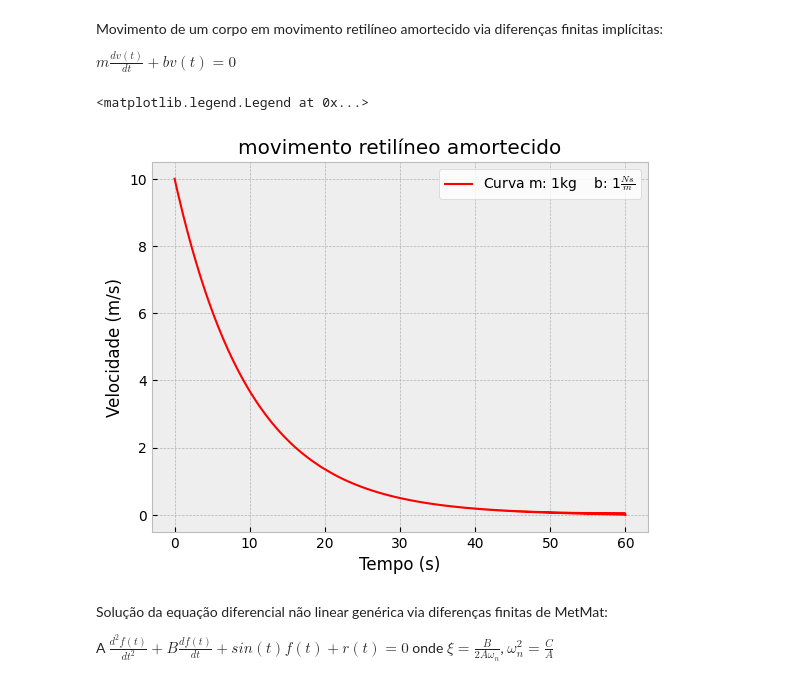
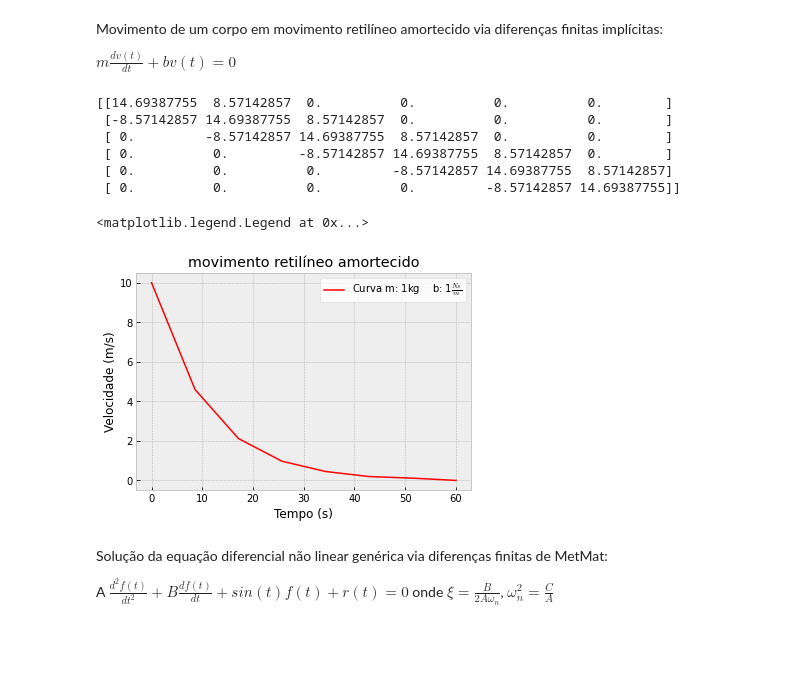
Before and after one commit to jpedro-rod/ElementosFinitos, a Jupyter notebook: Diferencas_Finitas.ipynb, the cells around one changed output. Cells and saved outputs as stored; diff of their text form; code cells hidden in the pictures; blank space fills up the shorter version.

```diff
--- a/Diferencas_Finitas.ipynb
+++ b/Diferencas_Finitas.ipynb
@@ -97,28 +97,23 @@ def dif_explicita(A, B, C, r, to, tf, pontos, theta0, v0):
 
 ##Vetor de termos independentes (função que gera I)###################
 
-def gerarI(DomX, h, A, B, ya, yb, r):
+def gerarIdesacoplada(DomX, h, A, B, ya, yb, r):
   I = np.empty(DomX.size - 2)
 
   #É necessário adicionar os valores de contorno conhecidos ao vetor B:
 
-  a_index = 0
-  b_index = -1
+  I[0] = -(2*A(DomX[0]) - B(DomX[0])*h)*ya - 2*h**2*r(0)
+  I[-1] = -(2*A(DomX[-1]) + B(DomX[-1])*h)*yb - 2*h**2*r(-1)
 
-  #É dado que y(a)=ya e y(b)=yb, ou seja, y(X[a_index])=ya e y(X[b_index])=yb
+  for i,x in enumerate(DomX[1:-3], start=1):   #for i in range(1,len(DomX) - 3):
 
-  I[a_index] = -(2*A(DomX[a_index]) - B(DomX[a_index])*h)*ya - 2*h**2*r(a_index)
-  I[b_index] = -(2*A(DomX[b_index]) + B(DomX[b_index])*h)*yb - 2*h**2*r(b_index)
-
-  for indice in range(1,len(DomX) - 3):
-
-    I[indice] = -2*h**2*r(DomX[indice])   #adicionando os valores de r(x) em B
+    I[i] = -2*h**2*r(x)   #adicionando os valores de r(x) em B
 
   return I
 
 #Matriz de coeficientes (função que gera M)############################
 
-def gerarM(DomX, h, A, B, C):
+def gerarMdesacoplada(DomX, h, A, B, C):
   M = np.zeros([DomX.size - 2,DomX.size -2])
 
   #Inserindo a primeira e última linhas manualmente:
@@ -131,20 +126,20 @@ def gerarM(DomX, h, A, B, C):
 
   #Inserindo as restantes:
 
-  for linha in range(1,len(DomX) - 3):
-    M[linha,linha-1] = (2*A(DomX[linha]) - B(DomX[linha])*h)
-    M[linha,linha] = (-4*A(DomX[linha]) + 2*C(DomX[linha])*h**2)
-    M[linha,linha+1] = (2*A(DomX[linha]) + B(DomX[linha])*h)
+  for i,x in enumerate(DomX[1:-3], start=1):   #for i in range(1,len(DomX) - 3):
+    M[i,i-1] = (2*A(x) - B(x)*h)
+    M[i,i] = (-4*A(x) + 2*C(x)*h**2)
+    M[i,i+1] = (2*A(x) + B(x)*h)
 
   return M
 
 #Função de diferenças finitas (retorna domínio e imagem)###############
 
-def dif_implicita(A, B, C, r, a, b, pontos, ya, yb):
+def dif_implicita_desacoplada(A, B, C, r, a, b, pontos, ya, yb):
 
   DomX, h = Dom_h(a, b, pontos)
-  I = gerarI(DomX, h, A, B, ya, yb, r)
-  M = gerarM(DomX, h, A, B, C)
+  I = gerarIdesacoplada(DomX, h, A, B, ya, yb, r)
+  M = gerarMdesacoplada(DomX, h, A, B, C)
 
   Sol = np.linalg.solve(M,I)
 
@@ -153,4 +148,5 @@ def dif_implicita(A, B, C, r, a, b, pontos, ya, yb):
 
   Sol = np.concatenate((SolO,Sol,Solf))
 
+  print(M)
   return DomX, Sol
@@ -800,37 +857,43 @@ $m\frac{{dv(t)}}{{dt}} + bv(t) = 0$
 # %%
 #Parâmetros:
 def A(x):
   return 0
 
 def B(x):
   return 1
 
 def C(x):
   return 0.1
 
 def r(x):
   return 0
 
 a1 = 0
 b1 = 60
-pontos1 = 600
+pontos1 = 8
 ya1 = 10
 yb1 = 0
 
-DomX, Sol = dif_implicita(A, B, C, r, a1, b1, pontos1, ya1, yb1)    #para referenciar funções nos argumentos de outra função, basta escrever seu nome sem parênteses
+DomX, Sol = dif_implicita_desacoplada(A, B, C, r, a1, b1, pontos1, ya1, yb1)    #para referenciar funções nos argumentos de outra função, basta escrever seu nome sem parênteses
 
 plt.style.use('bmh')
 
 fig, (ax1) = plt.subplots()
 
 ax1.plot(DomX, Sol, color='red', linewidth=1.5, label=r'Curva m: {}kg    b: {}$\frac{{N s}}{{m}}$'.format(1,B(0)))
 ax1.set_title('movimento retilíneo amortecido')
 ax1.set_xlabel('Tempo (s)')
 ax1.set_ylabel('Velocidade (m/s)')
 ax1.legend(loc='best',facecolor ='w')   #Além de definir a label da curva no plot, para a legenda aparecer é necessário usar este método.
 # %% [output]
-<matplotlib.legend.Legend at 0x...>
+[[14.69387755  8.57142857  0.          0.          0.          0.        ]
+ [-8.57142857 14.69387755  8.57142857  0.          0.          0.        ]
+ [ 0.         -8.57142857 14.69387755  8.57142857  0.          0.        ]
+ [ 0.          0.         -8.57142857 14.69387755  8.57142857  0.        ]
+ [ 0.          0.          0.         -8.57142857 14.69387755  8.57142857]
+ [ 0.          0.          0.          0.         -8.57142857 14.69387755]]
+<matplotlib.legend.Legend at 0x...>
-[figure, old version]
+[figure, new version]
 # %% [markdown]
 Solução da equação diferencial não linear genérica via diferenças finitas de MetMat:
 
```
Also changed, not shown: parts of 6 cells of this notebook, 1 other file.
